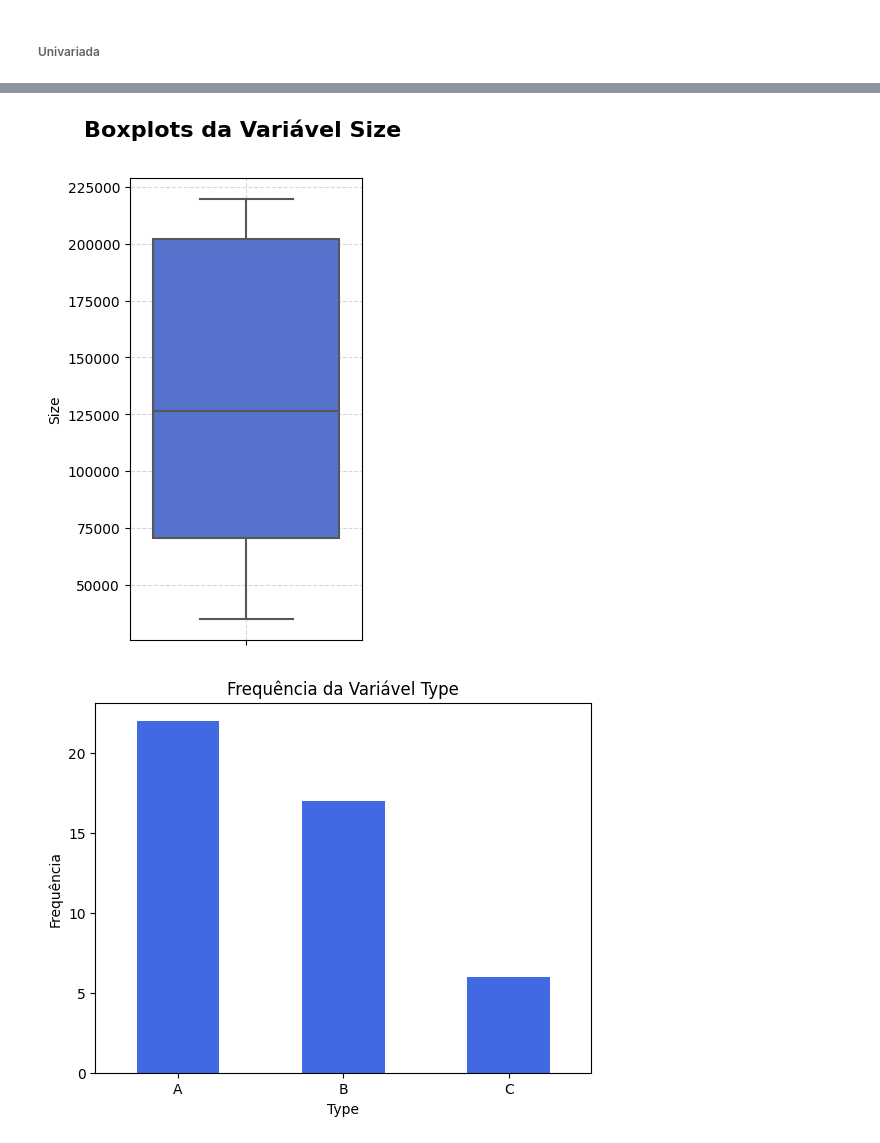
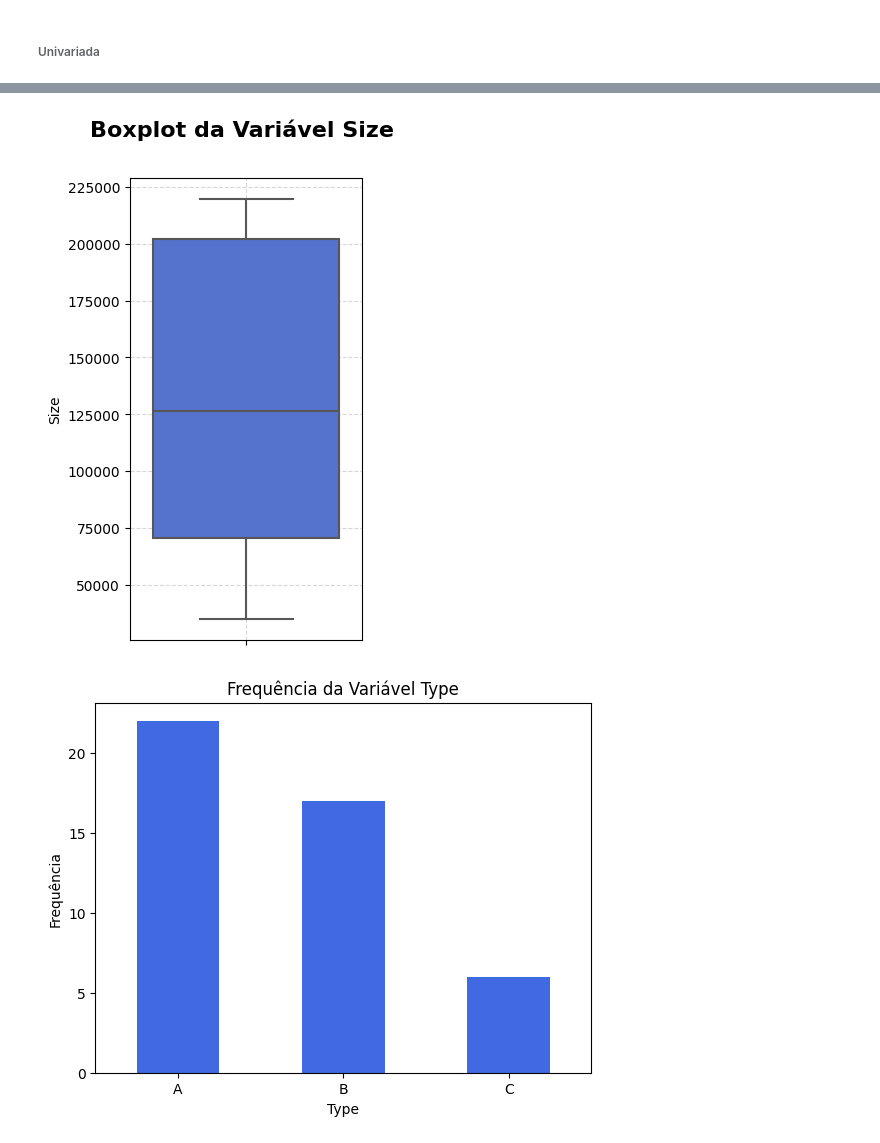
Before and after one commit to andrerizzo/Sales_Prediction, a Jupyter notebook: Previsao_de_Vendas_Parte_1_Analise_Exploratoria_de_Dados.ipynb, the cells around one changed output, grey strips where cells are left out. Saved outputs shown, nothing was run; the diff lists cells and outputs as text; code cells hidden in the pictures.

```diff
--- a/Previsao_de_Vendas_Parte_1_Analise_Exploratoria_de_Dados.ipynb
+++ b/Previsao_de_Vendas_Parte_1_Analise_Exploratoria_de_Dados.ipynb
@@ -671,11 +685,11 @@ plt.show()
 # %%
 plt.figure(figsize=(3,6))
-plt.suptitle("Boxplots da Variável Size", fontsize=16, fontweight='bold')
+plt.suptitle("Boxplot da Variável Size", fontsize=16, fontweight='bold')
 sns.boxplot(y=var_numericas, color="royalblue", fliersize=3, linewidth=1.5)
 plt.grid(True, linestyle="--", alpha=0.5)
 plt.show()
 # %% [output]
-[figure, old version]
+[figure, new version]
 # %%
 freq_type = var_categorica.value_counts()
 freq_type.plot(kind='bar', color='royalblue')
```
Also changed, not shown: parts of 13 cells of this notebook.
